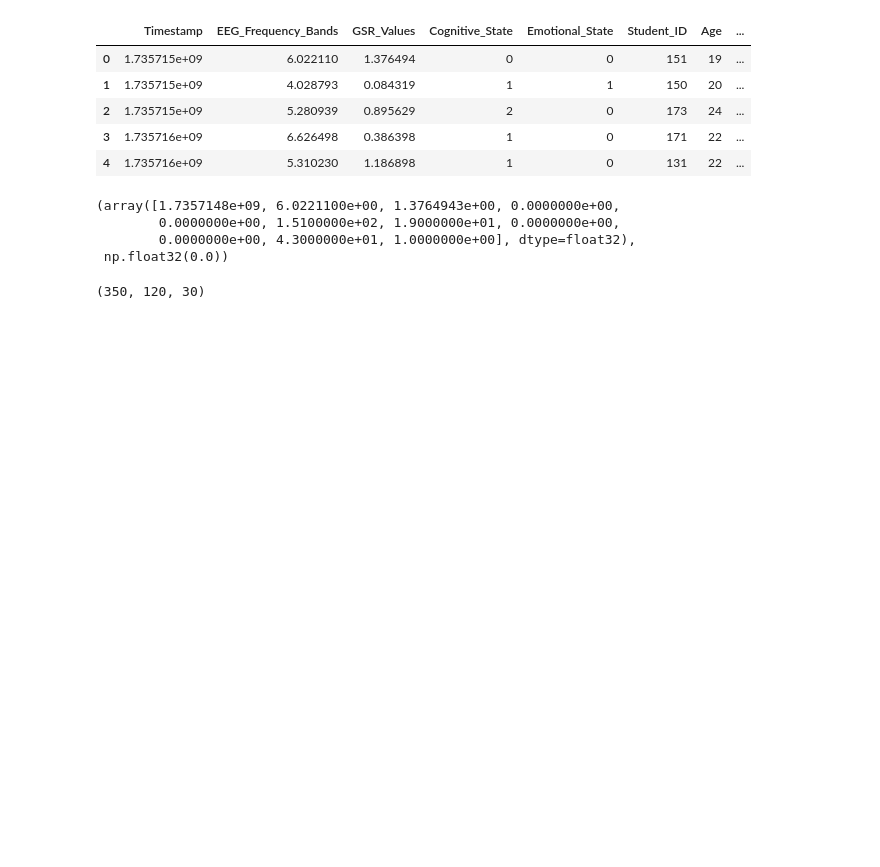
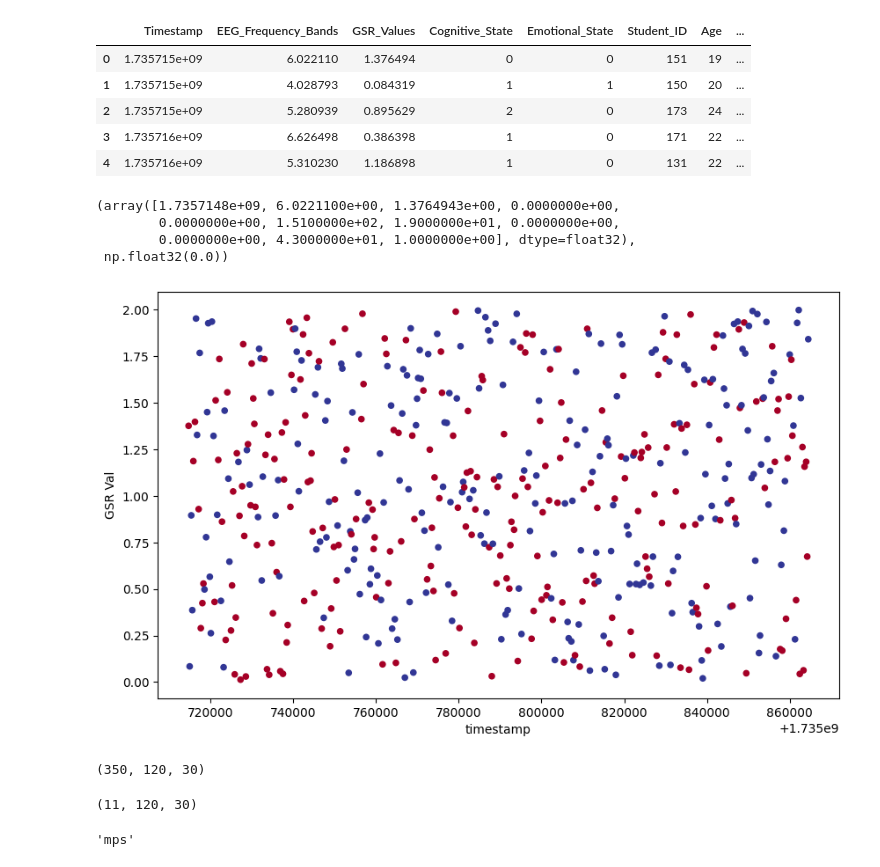
Before and after one commit to yousifnimah/Isolation-Forest, a Jupyter notebook: classifier.ipynb, the cells around one changed output. Drawn from its saved outputs; the diff is of its cells as text; code cells hidden in the pictures; blank space fills up the shorter version.

```diff
--- a/classifier.ipynb
+++ b/classifier.ipynb
@@ -147,17 +153,63 @@ X[0], y[0]
         0.0000000e+00, 1.5100000e+02, 1.9000000e+01, 0.0000000e+00,
         0.0000000e+00, 4.3000000e+01, 1.0000000e+00], dtype=float32),
  np.float32(0.0))
-# %%
-## Now let's split dataset
-idx = int(len(X) * 0.7)
-
-train_X, train_y = X[:idx], y[:idx]
-tmp_X, tmp_y = X[idx:], y[idx:]
-
-tmp_idx = int(len(tmp_X) * 0.8)
-test_X, test_y = tmp_X[:tmp_idx], tmp_y[:tmp_idx]
-val_X, val_y = tmp_X[tmp_idx:], tmp_y[tmp_idx:]
-
-len(train_X),len(test_X), len(val_X)
-# %% [output]
-(350, 120, 30)
+# %%
+# plotting
+
+import matplotlib.pyplot as plt
+
+
+def plot_data(x=X, labels=y):
+    plt.figure(figsize=(10, 6))
+    plt.scatter(x[:, 0], x[:, 2], c=labels, cmap="RdYlBu", s=20)
+    plt.xlabel("timestamp")
+    plt.ylabel("GSR Val")
+
+
+plot_data()
+# %% [output]
+[figure, added]
+# %%
+## Now let's split dataset
+idx = int(len(X) * 0.7)
+
+train_X, train_y = X[:idx], y[:idx]
+tmp_X, tmp_y = X[idx:], y[idx:]
+
+tmp_idx = int(len(tmp_X) * 0.8)
+test_X, test_y = tmp_X[:tmp_idx], tmp_y[:tmp_idx]
+val_X, val_y = tmp_X[tmp_idx:], tmp_y[tmp_idx:]
+
+len(train_X), len(test_X), len(val_X)
+# %% [output]
+(350, 120, 30)
+# %%
+class WearableDataset(Dataset):
+    def __init__(self, X, y):
+        self.X = torch.from_numpy(X)
+        self.y = torch.from_numpy(y)
+
+    def __len__(self):
+        return len(self.X)
+
+    def __getitem__(self, idx):
+        return self.X[idx], self.y[idx]
+
+
+train_ds = WearableDataset(train_X, train_y)
+test_ds = WearableDataset(test_X, test_y)
+val_ds = WearableDataset(val_X, val_y)
+
+train_loader = DataLoader(dataset=train_ds, batch_size=32, shuffle=True)
+val_loader = DataLoader(dataset=val_ds, shuffle=False)
+test_loader = DataLoader(dataset=test_ds, shuffle=False)
+
+len(train_loader), len(test_loader), len(val_loader)
+# %% [output]
+(11, 120, 30)
+# %%
+## agnostic code to detect processor device
+device = "cuda" if torch.cuda.is_available() else ("mps" if torch.backends.mps.is_available() else "cpu")
+device
+# %% [output]
+'mps'
```
Also changed, not shown: parts of 9 cells of this notebook.
